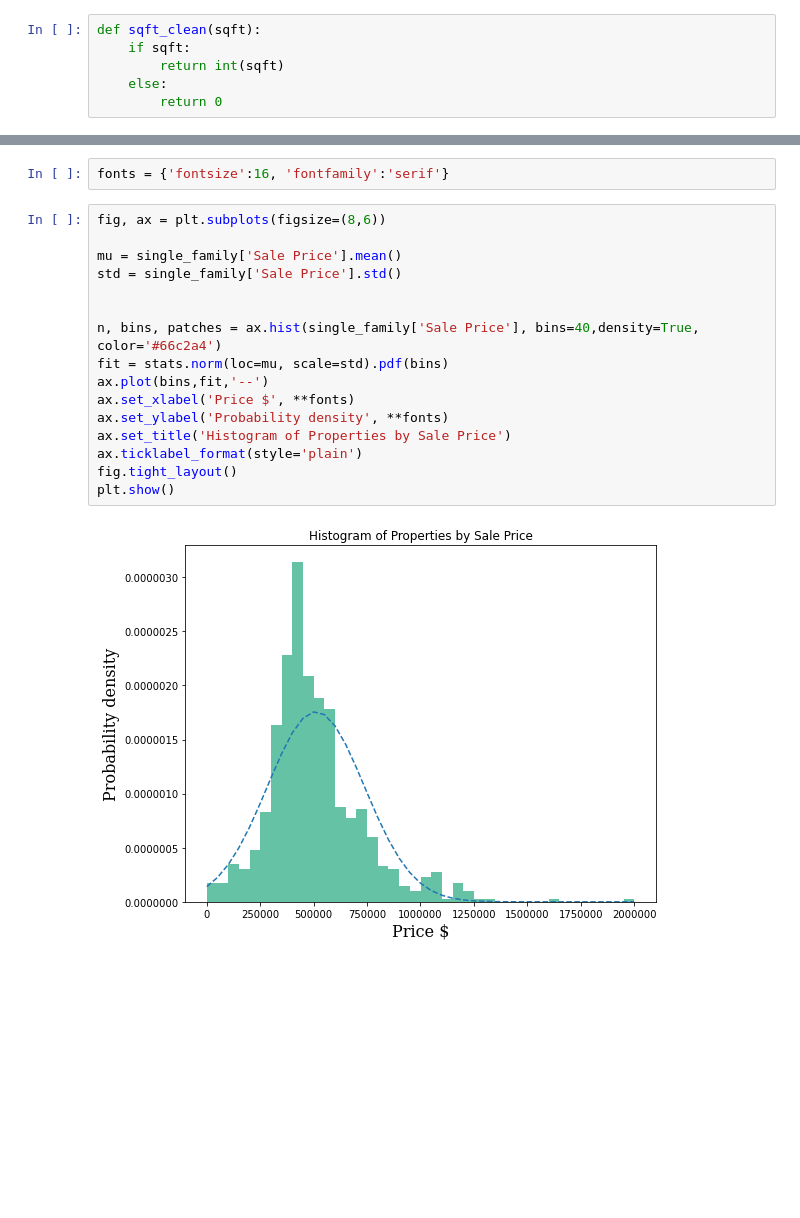
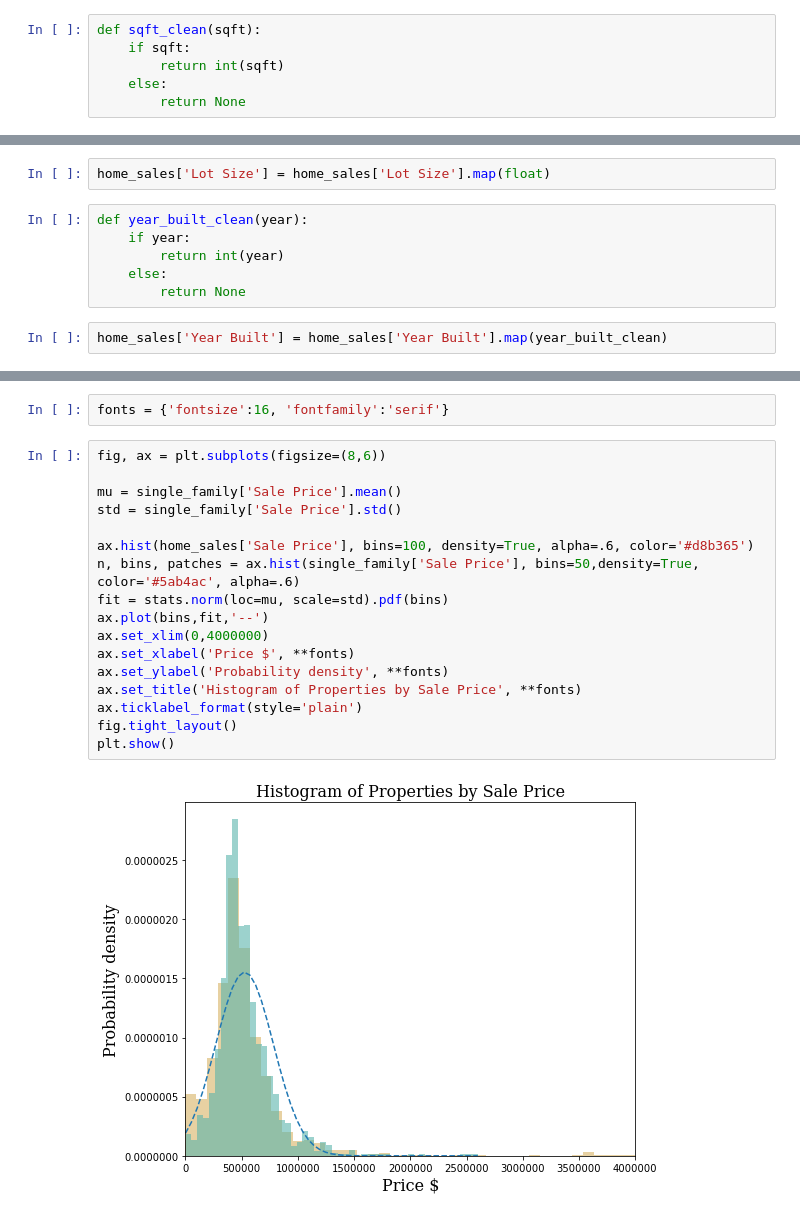
Before and after one commit to vmccready/home-saleprice-eda, a Jupyter notebook: sales_eda.ipynb, the cells around one changed output, grey strips where cells are left out. Saved outputs shown, nothing was run; the diff lists cells and outputs as text; blank space fills up the shorter version.

```diff
--- a/sales_eda.ipynb
+++ b/sales_eda.ipynb
@@ -92,9 +96,19 @@ def sqft_clean(sqft):
     if sqft:
         return int(sqft)
     else:
-        return 0
+        return None
 # %%
 home_sales['Sqft'] = home_sales['Sqft'].map(sqft_clean)
+# %%
+home_sales['Lot Size'] = home_sales['Lot Size'].map(float)
+# %%
+def year_built_clean(year):
+    if year:
+        return int(year)
+    else:
+        return None
+# %%
+home_sales['Year Built'] = home_sales['Year Built'].map(year_built_clean)
 # %% [markdown]
 #### Neighborhood
 # %%
@@ -196,18 +224,19 @@ fonts = {'fontsize':16, 'fontfamily':'serif'}
 # %%
 fig, ax = plt.subplots(figsize=(8,6))
 
 mu = single_family['Sale Price'].mean()
 std = single_family['Sale Price'].std()
 
-
-n, bins, patches = ax.hist(single_family['Sale Price'], bins=40,density=True, color='#66c2a4')
+ax.hist(home_sales['Sale Price'], bins=100, density=True, alpha=.6, color='#d8b365')
+n, bins, patches = ax.hist(single_family['Sale Price'], bins=50,density=True, color='#5ab4ac', alpha=.6)
 fit = stats.norm(loc=mu, scale=std).pdf(bins)
 ax.plot(bins,fit,'--')
+ax.set_xlim(0,4000000)
 ax.set_xlabel('Price $', **fonts)
 ax.set_ylabel('Probability density', **fonts)
-ax.set_title('Histogram of Properties by Sale Price')
+ax.set_title('Histogram of Properties by Sale Price', **fonts)
 ax.ticklabel_format(style='plain')
 fig.tight_layout()
 plt.show()
 # %% [output]
-[figure, old version]
+[figure, new version]
```
Also changed, not shown: parts of 16 cells of this notebook, 1 other file.
